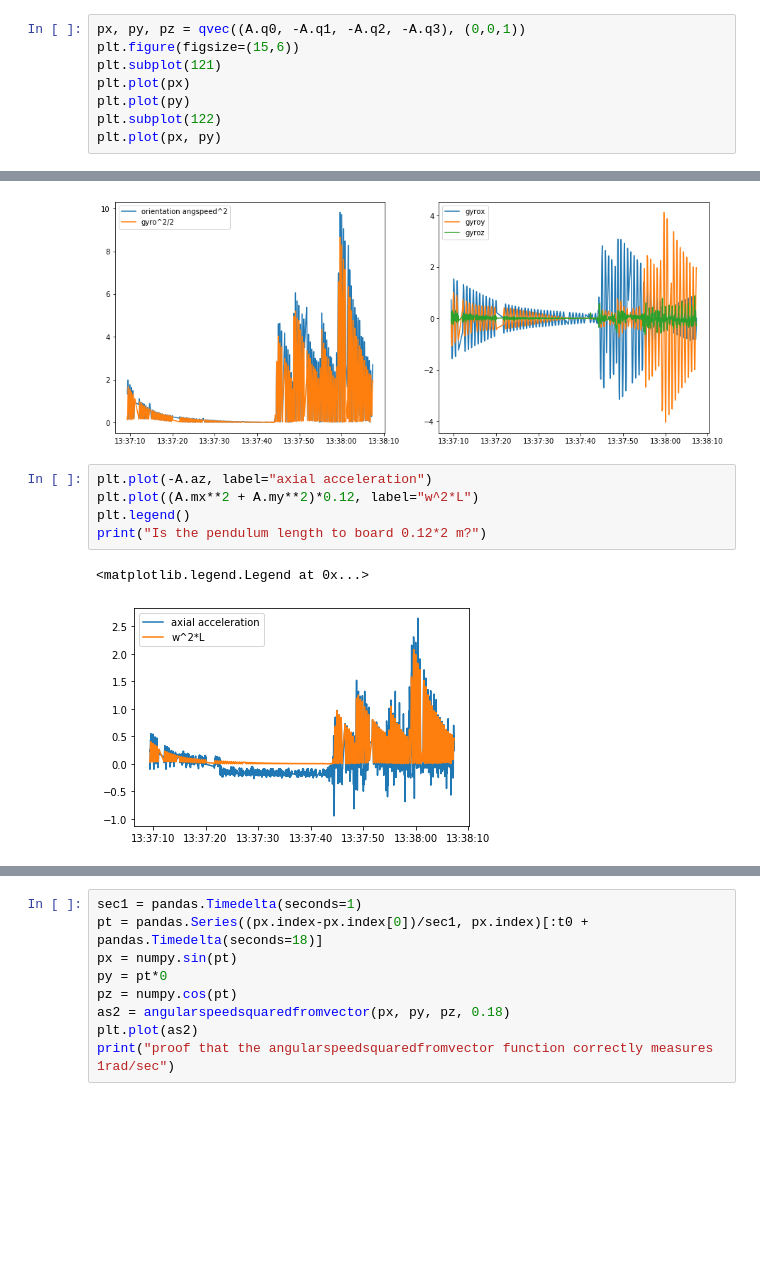
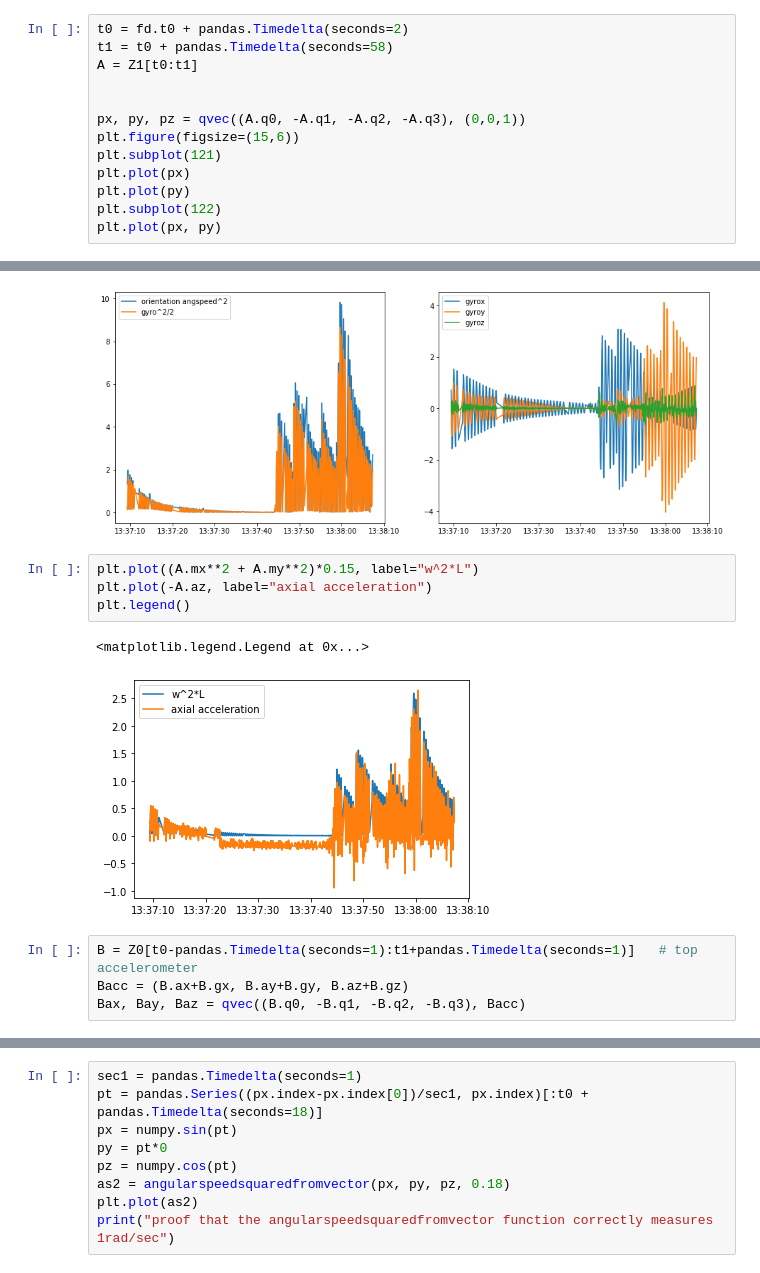
Before and after one commit to goatchurchprime/RTK_on_the_beach, a Jupyter notebook: notebooks/SimplePendulum4centrifugal.ipynb, the cells around one changed output, grey strips where cells are left out. Cells and saved outputs as stored; diff of their text form; blank space fills up the shorter version.

```diff
--- a/notebooks/SimplePendulum4centrifugal.ipynb
+++ b/notebooks/SimplePendulum4centrifugal.ipynb
@@ -45,6 +45,11 @@ Made for Y 3987 last index 3987
 Warning, using guessed (not GPS) timing corrected value on Y 3987
 pCattrname pY
 # %%
+t0 = fd.t0 + pandas.Timedelta(seconds=2)
+t1 = t0 + pandas.Timedelta(seconds=58)
+A = Z1[t0:t1]
+
+
 px, py, pz = qvec((A.q0, -A.q1, -A.q2, -A.q3), (0,0,1))
 plt.figure(figsize=(15,6))
 plt.subplot(121)
@@ -75,10 +83,13 @@ print("unexplained mismatch by factor of two between the square values")
 unexplained mismatch by factor of two between the square values
 [figure]
 # %%
+plt.plot((A.mx**2 + A.my**2)*0.15, label="w^2*L")
 plt.plot(-A.az, label="axial acceleration")
-plt.plot((A.mx**2 + A.my**2)*0.12, label="w^2*L")
 plt.legend()
-print("Is the pendulum length to board 0.12*2 m?")
 # %% [output]
 <matplotlib.legend.Legend at 0x...>
-[figure, old version]
+[figure, new version]
+# %%
+B = Z0[t0-pandas.Timedelta(seconds=1):t1+pandas.Timedelta(seconds=1)]   # top accelerometer
+Bacc = (B.ax+B.gx, B.ay+B.gy, B.az+B.gz)
+Bax, Bay, Baz = qvec((B.q0, -B.q1, -B.q2, -B.q3), Bacc)
```
Also changed, not shown: parts of 7 cells of this notebook.
